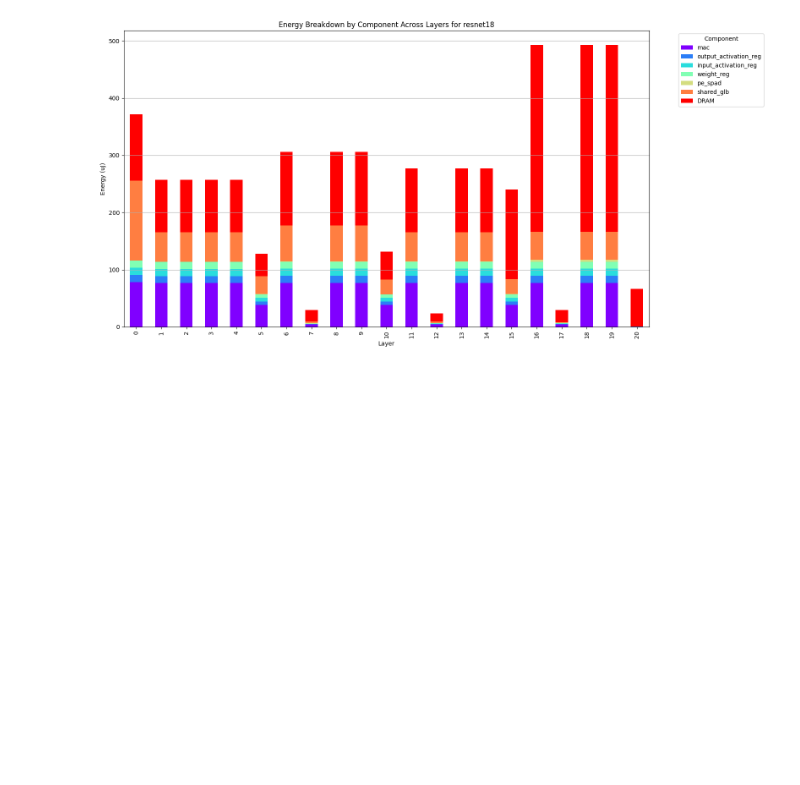
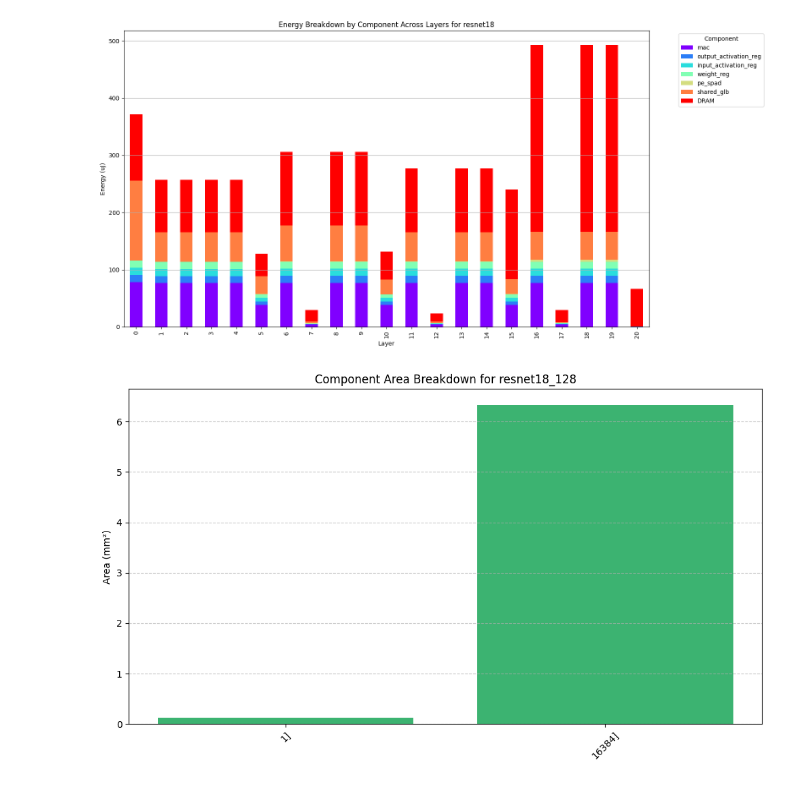
Before and after one commit to kmkluaymaii/CiM_Carbon_Analysis, a Jupyter notebook: accelergy-results/plots/final_breakdown_resnet18.ipynb, the cells around one changed output. Saved outputs shown, nothing was run; the diff lists cells and outputs as text; code cells hidden in the pictures; blank space fills up the shorter version.

```diff
--- a/accelergy-results/plots/final_breakdown_resnet18.ipynb
+++ b/accelergy-results/plots/final_breakdown_resnet18.ipynb
@@ -277,3 +277,56 @@ plt.grid(axis='y')
 plt.show()
 # %% [output]
 [figure]
+# %%
+import os
+import matplotlib.pyplot as plt
+
+def plot_art_area_components(arch_dir):
+    output_dir = os.path.join(".", arch_dir, "outputs")
+    art_file = None
+
+    # Find one ART.yaml file
+    for subfolder in os.listdir(output_dir):
+        sub_path = os.path.join(output_dir, subfolder)
+        if os.path.isdir(sub_path):
+            candidate = os.path.join(sub_path, "timeloop-mapper.ART.yaml")
+            if os.path.isfile(candidate):
+                art_file = candidate
+                break
+
+    if not art_file:
+        print("No ART file found.")
+        return
+
+    # Extract areas
+    component_areas = {}
+    with open(art_file, 'r') as f:
+        lines = f.readlines()
+        for i in range(len(lines) - 1):
+            if 'name:' in lines[i] and 'area:' in lines[i + 1]:
+                # Example name line: system_top_level.mac[1..16384]
+                raw_name = lines[i].split(':')[1].strip()  # full name
+                base_name = raw_name.split('.')[-1].split('[')[0]  # extract "mac", "DRAM", etc.
+                count_range = raw_name.split('[')[-1].split('..')[-1].replace(']', '').strip()
+                count = float(count_range)
+                per_unit_area = float(lines[i + 1].split(':')[1].strip())
+                total_area_mm2 = count * per_unit_area * 1e-6
+                component_areas[base_name] = total_area_mm2
+
+    # Plot
+    names = list(component_areas.keys())
+    areas = list(component_areas.values())
+
+    plt.figure(figsize=(10, 6))
+    plt.bar(names, areas, color='mediumseagreen')
+    plt.ylabel("Area (mm²)")
+    plt.title(f"Component Area Breakdown for {arch_dir}")
+    plt.xticks(rotation=45)
+    plt.grid(axis='y', linestyle='--', alpha=0.7)
+    plt.tight_layout()
+    plt.show()
+
+# Example usage
+plot_art_area_components("resnet18_128")
+# %% [output]
+[figure, added]
```
Also changed, not shown: parts of 4 cells of this notebook.
